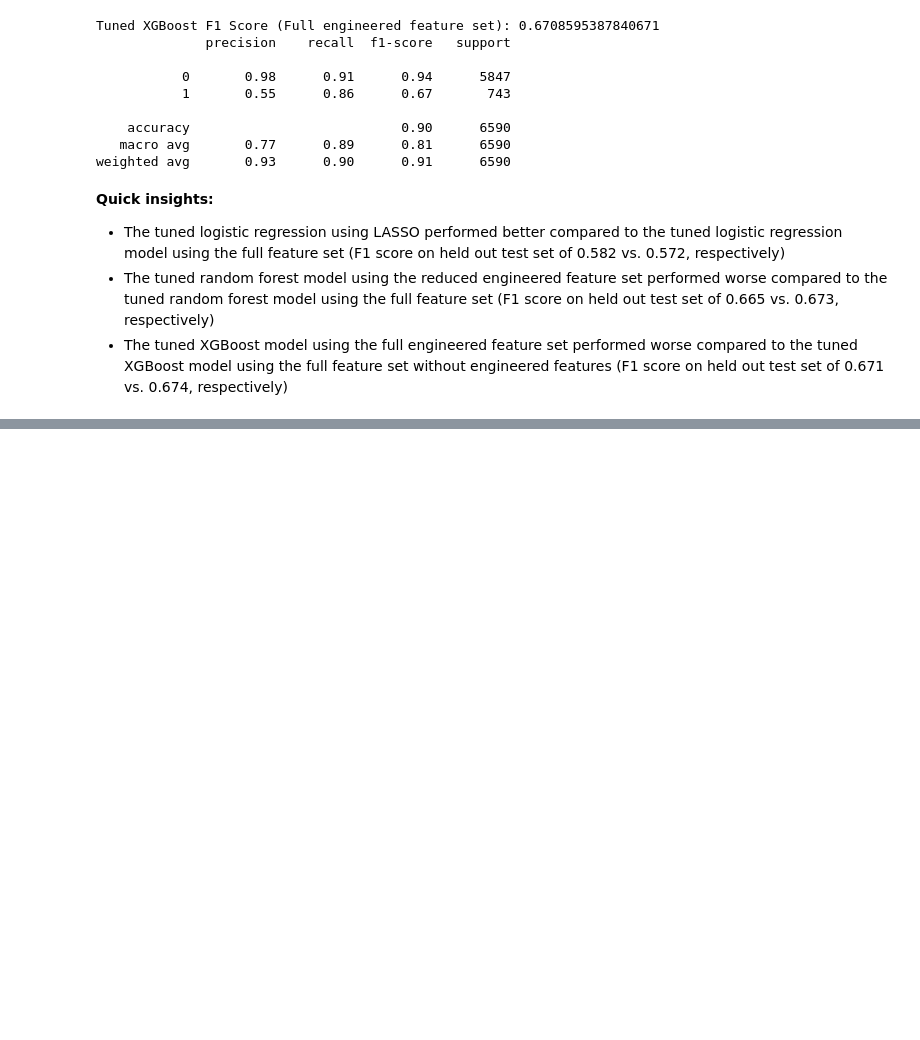
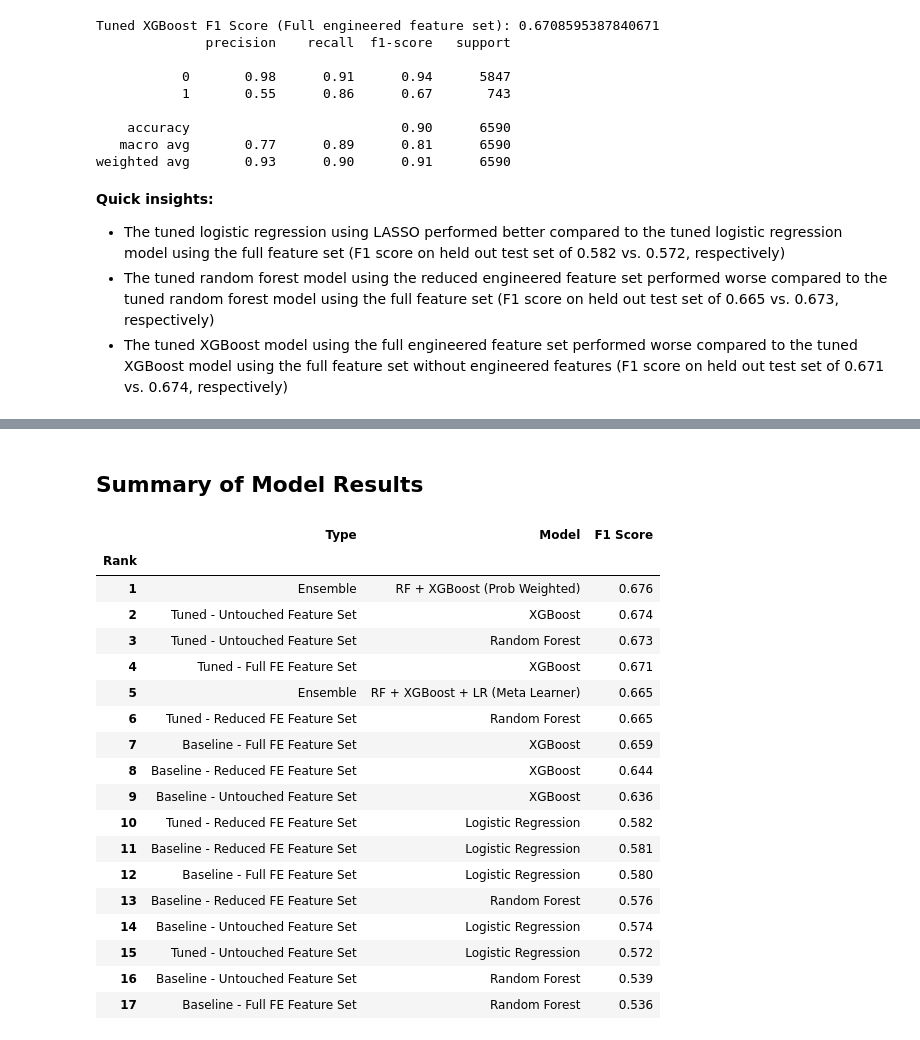
Before and after one commit to donya-beh/GSB-545, a Jupyter notebook: Midterm/Midterm_notebook.ipynb, the cells around one changed output, grey strips where cells are left out. Drawn from its saved outputs; the diff is of its cells as text; code cells hidden in the pictures; blank space fills up the shorter version.

```diff
--- a/Midterm/Midterm_notebook.ipynb
+++ b/Midterm/Midterm_notebook.ipynb
@@ -1736,0 +1992,50 @@ weighted avg       0.93      0.90      0.91      6590
+# %% [markdown]
+## Summary of Model Results
+# %%
+results = pd.DataFrame([
+    # type, model, f1_score
+    ('Baseline - Untouched Feature Set',  'Logistic Regression', 0.574),
+    ('Baseline - Untouched Feature Set',  'Random Forest',       0.539),
+    ('Baseline - Untouched Feature Set',  'XGBoost',             0.636),
+    ('Baseline - Full FE Feature Set',    'Logistic Regression', 0.580),
+    ('Baseline - Full FE Feature Set',    'Random Forest',       0.536),
+    ('Baseline - Full FE Feature Set',    'XGBoost',             0.659),
+    ('Baseline - Reduced FE Feature Set', 'Logistic Regression', 0.581),
+    ('Baseline - Reduced FE Feature Set', 'Random Forest',       0.576),
+    ('Baseline - Reduced FE Feature Set', 'XGBoost',             0.644),
+    ('Tuned - Untouched Feature Set',     'Logistic Regression', 0.572),
+    ('Tuned - Untouched Feature Set',     'Random Forest',       0.673),
+    ('Tuned - Untouched Feature Set',     'XGBoost',             0.674),
+    ('Tuned - Reduced FE Feature Set',    'Logistic Regression', 0.582),
+    ('Tuned - Reduced FE Feature Set',    'Random Forest',       0.665),
+    ('Tuned - Full FE Feature Set',       'XGBoost',             0.671),
+    ('Ensemble',                          'RF + XGBoost (Prob Weighted)', 0.676),
+    ('Ensemble',                          'RF + XGBoost + LR (Meta Learner)', 0.665),
+], columns=['Type', 'Model', 'F1 Score'])
+
+# rank by F1 score
+results = results.sort_values('F1 Score', ascending=False).reset_index(drop=True)
+results.index += 1
+results.index.name = 'Rank'
+
+results
+# %% [output]
+|  | Type | Model | F1 Score |
+| Rank |  |  |  |
+| 1 | Ensemble | RF + XGBoost (Prob Weighted) | 0.676 |
+| 2 | Tuned - Untouched Feature Set | XGBoost | 0.674 |
+| 3 | Tuned - Untouched Feature Set | Random Forest | 0.673 |
+| 4 | Tuned - Full FE Feature Set | XGBoost | 0.671 |
+| 5 | Ensemble | RF + XGBoost + LR (Meta Learner) | 0.665 |
+| 6 | Tuned - Reduced FE Feature Set | Random Forest | 0.665 |
+| 7 | Baseline - Full FE Feature Set | XGBoost | 0.659 |
+| 8 | Baseline - Reduced FE Feature Set | XGBoost | 0.644 |
+| 9 | Baseline - Untouched Feature Set | XGBoost | 0.636 |
+| 10 | Tuned - Reduced FE Feature Set | Logistic Regression | 0.582 |
+| 11 | Baseline - Reduced FE Feature Set | Logistic Regression | 0.581 |
+| 12 | Baseline - Full FE Feature Set | Logistic Regression | 0.580 |
+| 13 | Baseline - Reduced FE Feature Set | Random Forest | 0.576 |
+| 14 | Baseline - Untouched Feature Set | Logistic Regression | 0.574 |
+| 15 | Tuned - Untouched Feature Set | Logistic Regression | 0.572 |
+| 16 | Baseline - Untouched Feature Set | Random Forest | 0.539 |
+| 17 | Baseline - Full FE Feature Set | Random Forest | 0.536 |
```
Also changed, not shown: parts of 10 cells of this notebook, 3 other files.
